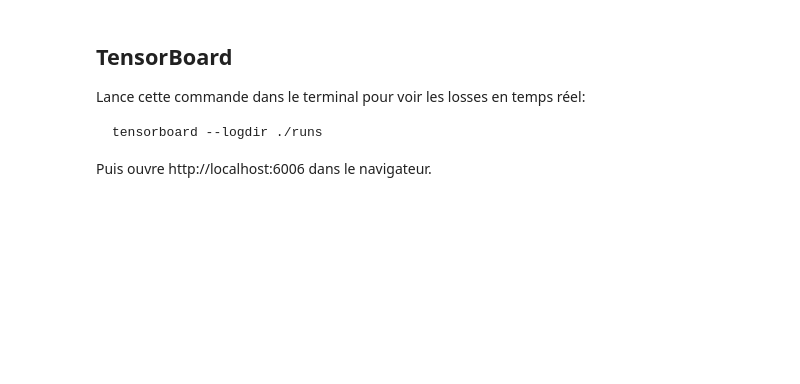
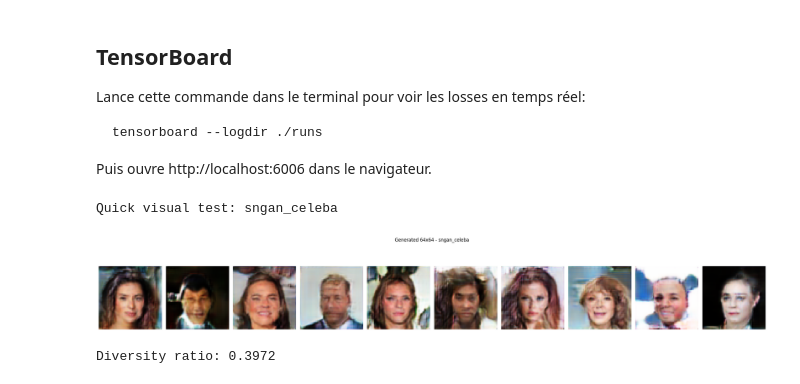
Before and after one commit to grodriguez-fr/diffusion-gan, a Jupyter notebook: main.ipynb, the cells around one changed output. Drawn from its saved outputs; the diff is of its cells as text; code cells hidden in the pictures; blank space fills up the shorter version.

````diff
--- a/main.ipynb
+++ b/main.ipynb
@@ -6,6 +8,16 @@ from src.tools.data_loader import get_dataloader, get_dataset_info
 # %%
-# Choose dataset: 'mnist', 'fashion_mnist', or 'cifar10'
-DATASET_NAME = 'mnist'
-BATCH_SIZE = 64
-DATA_DIR = './data'
-MAX_SAMPLES = 10000  # Limite à 1000 images pour aller plus vite (None = pas de limite)
+config = get_config('sngan_celeba')
+#config = get_config('sngan_celeba')
+
+print(f"\n✅ Loaded config: {config.name}")
+print(f"   {config.description}")
+print(f"\n📊 Configuration details:")
+print(f"   Dataset: {config.dataset_name} ({config.max_samples or 'all'} samples)")
+print(f"   Image size: {config.image_size}x{config.image_size}")
+print(f"   Batch size: {config.batch_size}")
+print(f"   Use diffusion: {config.use_diffusion} (T_max={config.T_max})")
+print(f"   Epochs: {config.num_epochs}, n_critic: {config.n_critic}")
+print(f"   Learning rates: G={config.lr_g}, D={config.lr_d}")
+print(f"   Adam betas: ({config.beta1}, {config.beta2})")
+print(f"   Discriminator channels: {config.disc_channels}")
+print(f"   Generator channels: {config.gen_channels}")
@@ -257,3 +248,25 @@ tensorboard --logdir ./runs
 ```
 
 Puis ouvre http://localhost:6006 dans le navigateur.
+# %%
+# 🚀 Test rapide: Génération sans FID (pour vérifier visuellement)
+
+from src.tools.model_tester import test_model
+
+device = torch.device('cuda' if torch.cuda.is_available() else 'cpu')
+
+print(f"Quick visual test: {config.name}\n")
+
+# Test rapide sans calcul FID
+results = test_model(
+    generator=generator,
+    dataloader=train_loader,
+    config=config,
+    device=device,
+    num_images=10,
+    calculate_fid_score=False  # Désactiver FID pour test rapide
+)
+# %% [output]
+Quick visual test: sngan_celeba
+[figure, added]
+Diversity ratio: 0.3972
````
Also changed, not shown: parts of 11 cells of this notebook, 23 other files.
